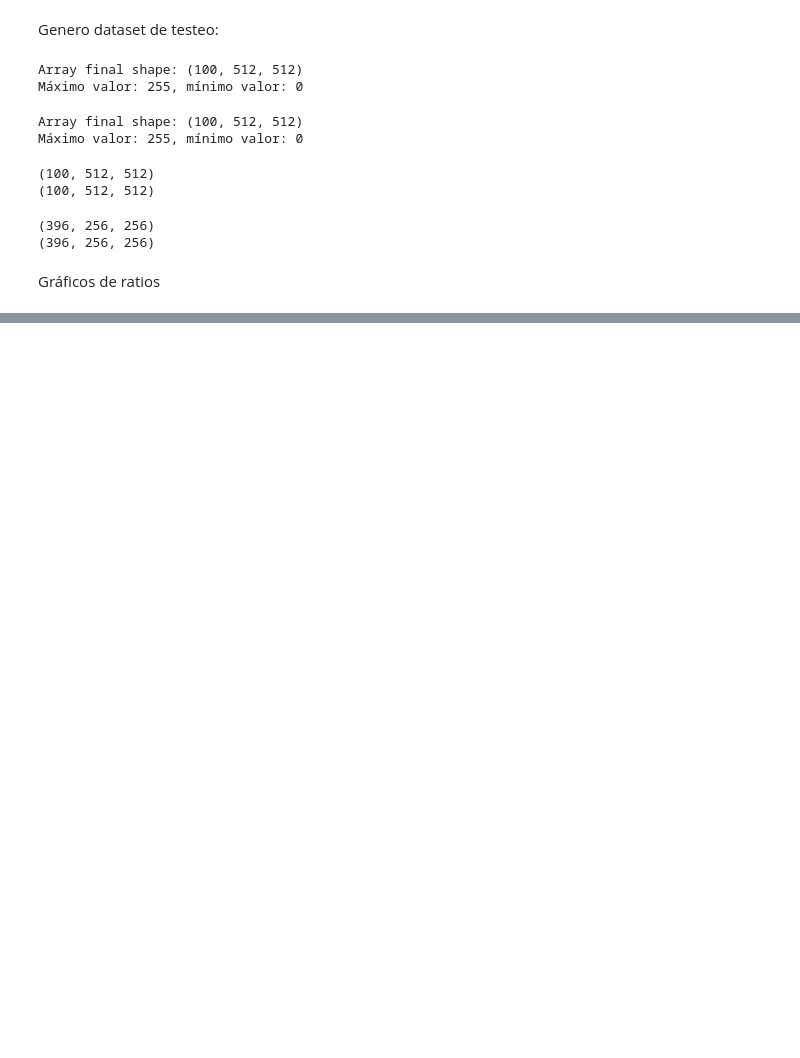
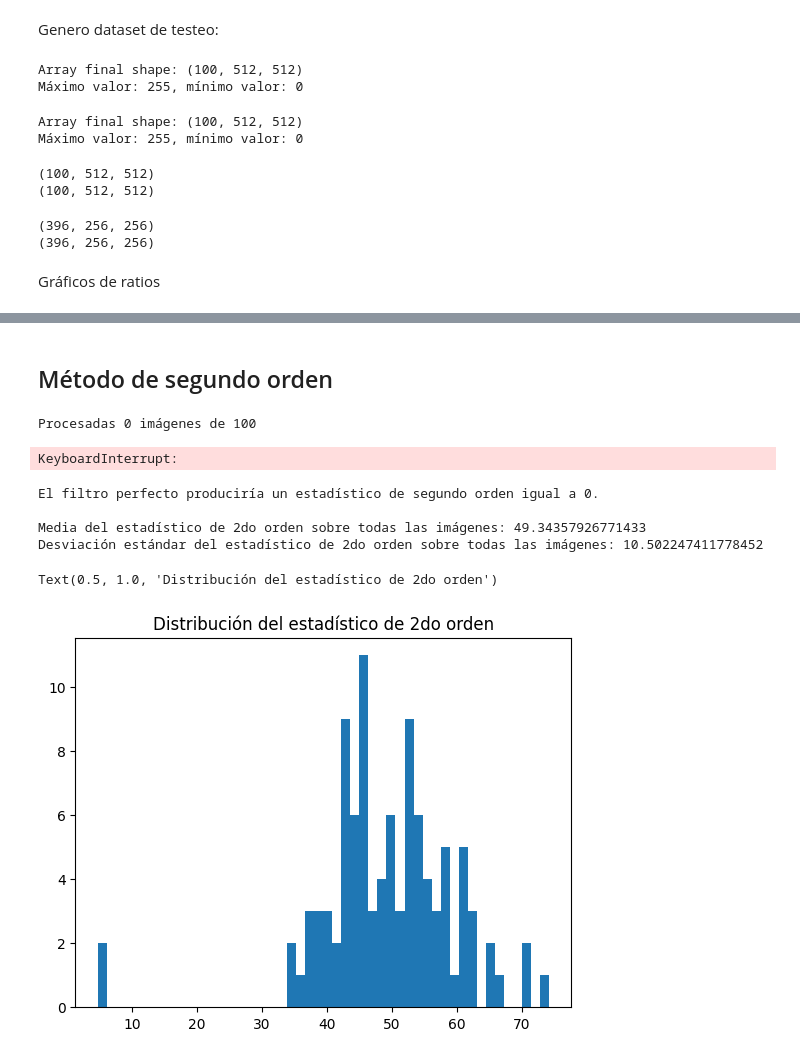
Before and after one commit to biancabalzarini/despeckling, a Jupyter notebook: notebooks/quality_filters_real_images.ipynb, the cells around one changed output, grey strips where cells are left out. Cells and saved outputs as stored; diff of their text form; code cells hidden in the pictures; blank space fills up the shorter version.

Commit message:
empeizo a desarrollar metodo 1er orden

```diff
--- a/notebooks/quality_filters_real_images.ipynb
+++ b/notebooks/quality_filters_real_images.ipynb
@@ -179,0 +186,22 @@ imagenes, titulos = graph_random_image(ecualizar_hist=ecualizar_hist, name_suffi
+# %%
+all_inputs = []
+all_targets = []
+all_outputs = []
+all_ratios = []
+
+with torch.no_grad():
+    for entrada, salida in test_loader:
+        entrada = entrada.float()
+        salida = salida.float()
+        outputs = autoencoder_cargado(entrada)
+        ratios = entrada / outputs
+
+        all_inputs.append(entrada.cpu().numpy())
+        all_targets.append(salida.cpu().numpy())
+        all_outputs.append(outputs.cpu().numpy())
+        all_ratios.append(ratios.cpu().numpy())
+
+inputs = np.squeeze(np.concatenate(all_inputs, axis=0))
+targets = np.squeeze(np.concatenate(all_targets, axis=0))
+outputs = np.squeeze(np.concatenate(all_outputs, axis=0))
+ratios = np.squeeze(np.concatenate(all_ratios, axis=0))
@@ -179,0 +292,20 @@ imagenes, titulos = graph_random_image(ecualizar_hist=ecualizar_hist, name_suffi
+# %% [markdown]
+## Método de segundo orden
+# %%
+som = second_order_method(ratios, g=30)
+# %% [output]
+Procesadas 0 imágenes de 100
+KeyboardInterrupt:
+# %%
+print(f'El filtro perfecto produciría un estadístico de segundo orden igual a 0.\n')
+print(f'Media del estadístico de 2do orden sobre todas las imágenes: {np.mean(som)}')
+print(f'Desviación estándar del estadístico de 2do orden sobre todas las imágenes: {np.std(som)}\n')
+plt.hist(som, bins=50)
+plt.title('Distribución del estadístico de 2do orden')
+# %% [output]
+El filtro perfecto produciría un estadístico de segundo orden igual a 0.
+
+Media del estadístico de 2do orden sobre todas las imágenes: 49.34357926771433
+Desviación estándar del estadístico de 2do orden sobre todas las imágenes: 10.502247411778452
+Text(0.5, 1.0, 'Distribución del estadístico de 2do orden')
+[figure, added]
```
Also changed, not shown: parts of 10 cells of this notebook.
